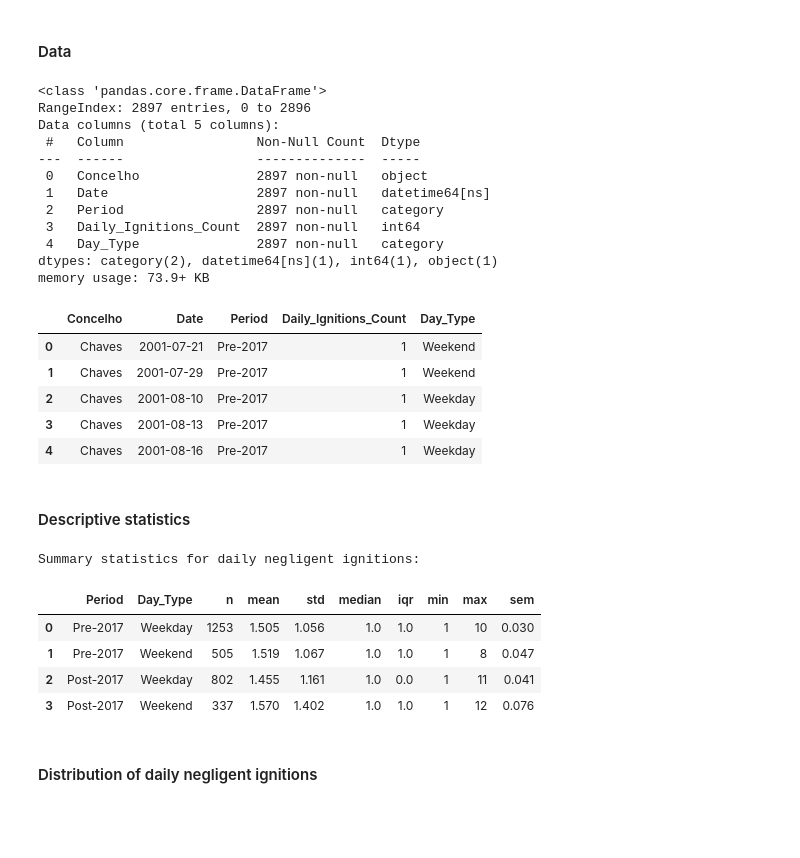
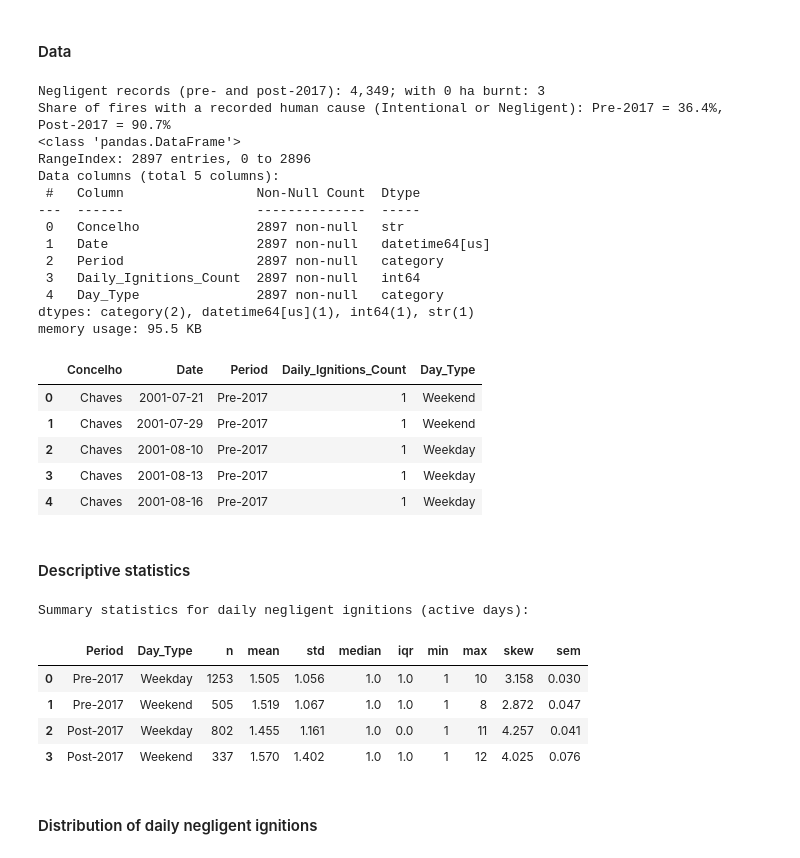
Before and after one commit to isabelamer/FCED_project, a Jupyter notebook: wildfires.ipynb, the cells around one changed output. Cells and saved outputs as stored; diff of their text form; code cells hidden in the pictures; blank space fills up the shorter version.

```diff
--- a/wildfires.ipynb
+++ b/wildfires.ipynb
@@ -522,21 +522,34 @@ q2["Date"] = pd.to_datetime(q2["Date"])
 q2["Period"] = pd.Categorical(q2["Period"], categories=PERIOD_ORDER, ordered=True)
 q2["Day_Type"] = pd.Categorical(q2["Day_Type"], categories=DAY_ORDER, ordered=True)
 
+# consistency with the record-level data and share of fires with a recorded human cause
+neg_records = df_final[(df_final["Cause_Type"] == "Negligent") & (df_final["Period"] != "Transition")]
+assert q2["Daily_Ignitions_Count"].sum() == len(neg_records)
+cause_recorded = (df_final[df_final["Period"] != "Transition"]
+                  .groupby("Period", observed=False)["Cause_Type"]
+                  .apply(lambda s: s.notna().mean()))
+print(f"Negligent records (pre- and post-2017): {len(neg_records):,}; "
+      f"with 0 ha burnt: {(neg_records['Total_Burnt_Area'] == 0).sum()}")
+print(f"Share of fires with a recorded human cause (Intentional or Negligent): "
+      f"Pre-2017 = {cause_recorded['Pre-2017']:.1%}, Post-2017 = {cause_recorded['Post-2017']:.1%}")
+
 q2.info()
 q2.head()
 # %% [output]
-<class 'pandas.core.frame.DataFrame'>
+Negligent records (pre- and post-2017): 4,349; with 0 ha burnt: 3
+Share of fires with a recorded human cause (Intentional or Negligent): Pre-2017 = 36.4%, Post-2017 = 90.7%
+<class 'pandas.DataFrame'>
 RangeIndex: 2897 entries, 0 to 2896
 Data columns (total 5 columns):
  #   Column                 Non-Null Count  Dtype
 ---  ------                 --------------  -----
- 0   Concelho               2897 non-null   object
- 1   Date                   2897 non-null   datetime64[ns]
+ 0   Concelho               2897 non-null   str
+ 1   Date                   2897 non-null   datetime64[us]
  2   Period                 2897 non-null   category
  3   Daily_Ignitions_Count  2897 non-null   int64
  4   Day_Type               2897 non-null   category
-dtypes: category(2), datetime64[ns](1), int64(1), object(1)
-memory usage: 73.9+ KB
+dtypes: category(2), datetime64[us](1), int64(1), str(1)
+memory usage: 95.5 KB
 |  | Concelho | Date | Period | Daily_Ignitions_Count | Day_Type |
 | 0 | Chaves | 2001-07-21 | Pre-2017 | 1 | Weekend |
 | 1 | Chaves | 2001-07-29 | Pre-2017 | 1 | Weekend |
@@ -546,33 +559,34 @@ memory usage: 73.9+ KB
 # %% [markdown]
 #### Descriptive statistics
 # %%
-# Summary statistics by Period and Day_Type
+# Summary statistics by Period and Day_Type (including skewness)
 summary_stats = (
     q2.groupby(["Period", "Day_Type"], observed=False)["Daily_Ignitions_Count"]
     .agg(
         n="count",
         mean="mean",
         std="std",
         median="median",
         iqr=lambda x: x.quantile(0.75) - x.quantile(0.25),
         min="min",
         max="max",
+        skew=lambda x: stats.skew(x),
     )
     .reset_index()
 )
 
 # standard error of the mean (SEM)
 summary_stats["sem"] = summary_stats["std"] / np.sqrt(summary_stats["n"])
 
-print("Summary statistics for daily negligent ignitions:")
+print("Summary statistics for daily negligent ignitions (active days):")
 display(summary_stats.round(3))
 # %% [output]
-Summary statistics for daily negligent ignitions:
+Summary statistics for daily negligent ignitions (active days):
-|  | Period | Day_Type | n | mean | std | median | iqr | min | max | sem |
-| 0 | Pre-2017 | Weekday | 1253 | 1.505 | 1.056 | 1.0 | 1.0 | 1 | 10 | 0.030 |
-| 1 | Pre-2017 | Weekend | 505 | 1.519 | 1.067 | 1.0 | 1.0 | 1 | 8 | 0.047 |
-| 2 | Post-2017 | Weekday | 802 | 1.455 | 1.161 | 1.0 | 0.0 | 1 | 11 | 0.041 |
-| 3 | Post-2017 | Weekend | 337 | 1.570 | 1.402 | 1.0 | 1.0 | 1 | 12 | 0.076 |
+|  | Period | Day_Type | n | mean | std | median | iqr | min | max | skew | sem |
+| 0 | Pre-2017 | Weekday | 1253 | 1.505 | 1.056 | 1.0 | 1.0 | 1 | 10 | 3.158 | 0.030 |
+| 1 | Pre-2017 | Weekend | 505 | 1.519 | 1.067 | 1.0 | 1.0 | 1 | 8 | 2.872 | 0.047 |
+| 2 | Post-2017 | Weekday | 802 | 1.455 | 1.161 | 1.0 | 0.0 | 1 | 11 | 4.257 | 0.041 |
+| 3 | Post-2017 | Weekend | 337 | 1.570 | 1.402 | 1.0 | 1.0 | 1 | 12 | 4.025 | 0.076 |
 # %% [markdown]
 #### Distribution of daily negligent ignitions
 # %%
```
Also changed, not shown: parts of 25 cells of this notebook, 7 other files.
